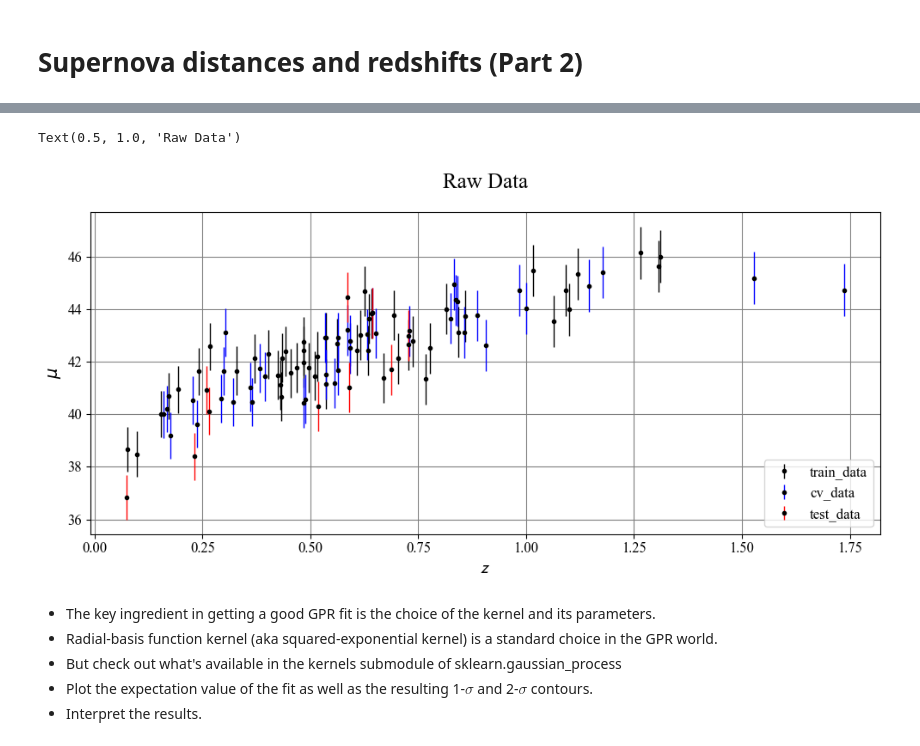
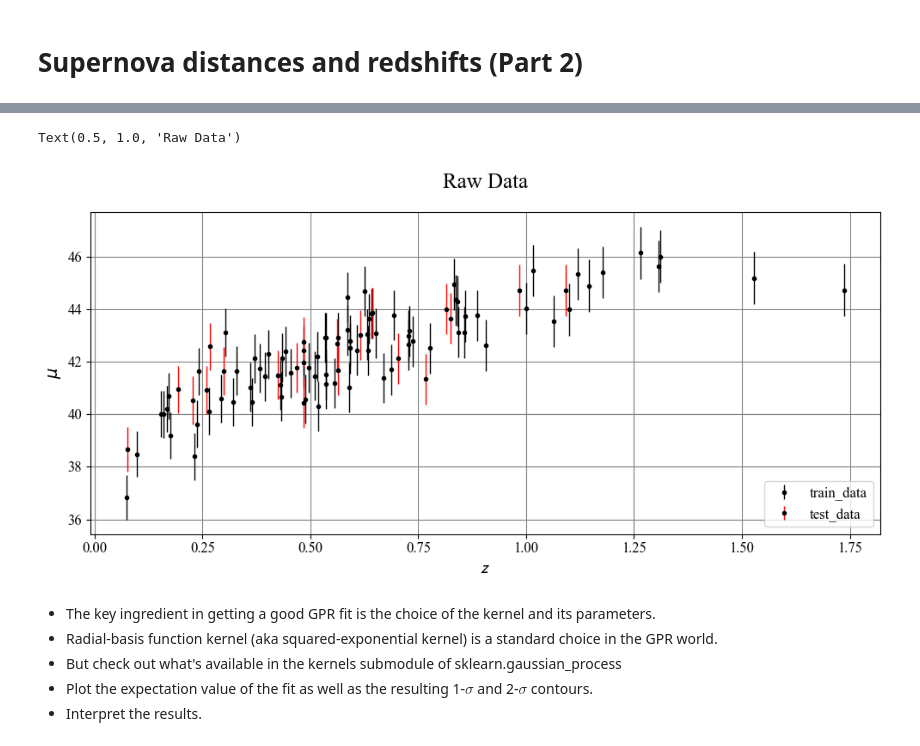
Before and after one commit to Richardforphys/Astrostatistics, a Jupyter notebook: Notebooks/Exam/supernovae_part2.ipynb, the cells around one changed output, grey strips where cells are left out. Drawn from its saved outputs; the diff is of its cells as text; code cells hidden in the pictures.

```diff
--- a/Notebooks/Exam/supernovae_part2.ipynb
+++ b/Notebooks/Exam/supernovae_part2.ipynb
@@ -13,17 +25,17 @@ import matplotlib.pyplot as plt
 # %%
 X = np.vstack([z_sample, mu_sample, dmu]).T
-X_train, X_cv, X_test = train_test_cv_split(X, train_pc=0.5, cv_pc=0.4, test_pc=0.1)
+X_train, X_test = train_test_split(X, test_size=0.2, shuffle=True, random_state=42)
 # %%
 plt.errorbar(X_train[:, 0], X_train[:, 1], yerr=X_train[:, 2], fmt='.k', ecolor='k', lw=1,label='train_data')
-plt.errorbar(X_cv[:, 0], X_cv[:, 1], yerr=X_cv[:, 2], fmt='.k', ecolor='blue', lw=1,label='cv_data')
+#plt.errorbar(X_cv[:, 0], X_cv[:, 1], yerr=X_cv[:, 2], fmt='.k', ecolor='blue', lw=1,label='cv_data')
 plt.errorbar(X_test[:, 0], X_test[:, 1], yerr=X_test[:, 2], fmt='.k', ecolor='red', lw=1,label='test_data')
 plt.xlabel(r"$\mathcal{z}$")
 plt.ylabel(r"$\mu$")
 plt.legend(loc='lower right')
 plt.title('Raw Data')
 # %% [output]
 Text(0.5, 1.0, 'Raw Data')
-[figure, old version]
+[figure, new version]
 # %%
 import random
 random_seed = 54
```
Also changed, not shown: parts of 30 cells of this notebook.
